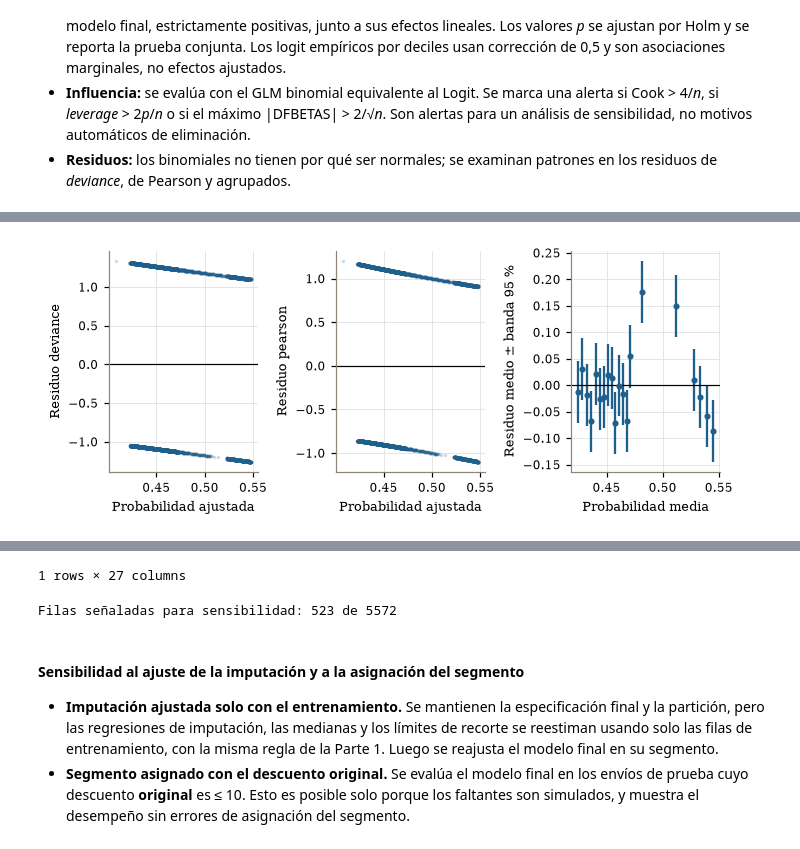
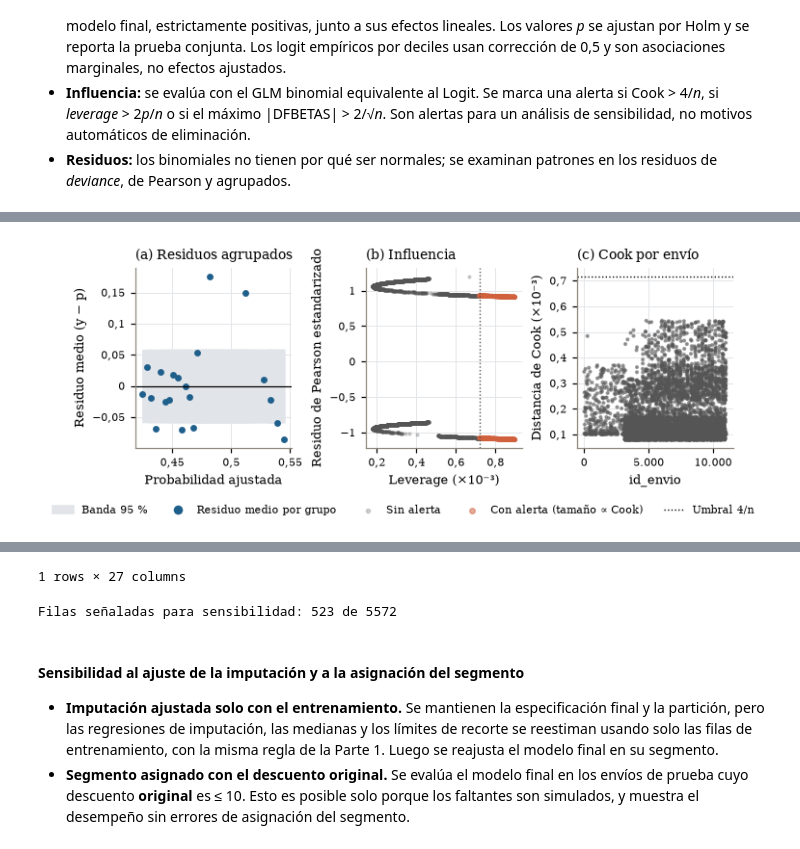
Before and after one commit to joserodriguezc/grupo_1_estadistica_computacional, a Jupyter notebook: sumativa_3/notebooks/sumativa_3_grupo1.ipynb, the cells around one changed output, grey strips where cells are left out. Cells and saved outputs as stored; diff of their text form; code cells hidden in the pictures.

```diff
--- a/sumativa_3/notebooks/sumativa_3_grupo1.ipynb
+++ b/sumativa_3/notebooks/sumativa_3_grupo1.ipynb
@@ -516,21 +516,28 @@ Logit del indicador de faltante sobre importancia, bodega, modalidad y género:
 | descuento_ofrecido | 128.4281 | 9 | 0.0 | 0.0178 | 0.6519 | MAR: depende de lo observado, no ... |
 # %%
 # Figura: % de faltantes por categoría observada (línea punteada = 10 % global)
+NIVEL_ES = {'importancia_producto': {'low': 'Baja', 'medium': 'Media', 'high': 'Alta'},
+            'modalidad_envio': {'Flight': 'Avión', 'Road': 'Carretera', 'Ship': 'Barco'},
+            'genero': {'F': 'Fem.', 'M': 'Masc.'}}
+ORDEN_NIVELES = {c: (['low', 'medium', 'high'] if c == 'importancia_producto' else NIVELES[c]) for c in CATEGORICAS}
 fig, axes = plt.subplots(1, len(CATEGORICAS), figsize=(ANCHO, 2.6), sharey=True,
                          gridspec_kw={'width_ratios': [len(NIVELES[c]) for c in CATEGORICAS]})
 colores = dict(zip(VARS_FALTANTES, [AZUL, TERRA, VERDE, GRIS]))
 ancho = 0.8 / len(VARS_FALTANTES)
 for ax, c in zip(axes, CATEGORICAS):
-    tasas = MASCARA.groupby(df[c].astype(str)).mean().reindex(NIVELES[c]) * 100
-    x = np.arange(len(NIVELES[c]))
+    niveles = ORDEN_NIVELES[c]
+    tasas = MASCARA.groupby(df[c].astype(str)).mean().reindex(niveles) * 100
+    x = np.arange(len(niveles))
     for k, v in enumerate(VARS_FALTANTES):
         ax.bar(x + (k - 1.5) * ancho, tasas[v], ancho, color=colores[v], label=ETIQ[v])
-    ax.axhline(TASA_FALTANTES * 100, color='black', ls=':', lw=0.8)
-    ax.set_xticks(x, NIVELES[c])
+    ax.axhline(TASA_FALTANTES * 100, color='black', ls=':', lw=0.9)
+    ax.set_xticks(x, [NIVEL_ES.get(c, {}).get(n, n) for n in niveles], fontsize=6.5)
     ax.set_title(ETIQ[c])
 axes[0].set_ylabel('% de faltantes')
 axes[0].yaxis.set_major_formatter(FuncFormatter(lambda y, _: num(y)))
-fig.legend(*axes[0].get_legend_handles_labels(), loc='outside lower center', ncol=4)
+handles, labels = axes[0].get_legend_handles_labels()
+fig.legend(handles + [Line2D([], [], color='black', ls=':', lw=0.9)], labels + ['Tasa global (10 %)'],
+           loc='outside lower center', ncol=5, fontsize=7.5)
 fig.suptitle('Faltantes simulados por categoría: la tasa depende de lo observado (MAR)', x=0.01, ha='left', fontsize=9)
 guardar('fig_2_1_patron_faltantes', fig)
 # %% [output]
@@ -690,6 +697,9 @@ for k, v in enumerate(VARS_FALTANTES):
     ax.scatter(osm, osr, s=2, color=AZUL, rasterized=True)
     ax.plot([-4, 4], [-4, 4], color='black', lw=0.8)
     ax.set_xlabel('Cuantil normal')
+    for eje in (axes[0, k].xaxis, axes[0, k].yaxis, ax.xaxis, ax.yaxis):
+        eje.set_major_locator(plt.MaxNLocator(3 if eje is axes[0, k].xaxis else 4))
+        eje.set_major_formatter(FuncFormatter(lambda x, _: num(x, 1).rstrip('0').rstrip(',')))
 axes[0, 0].set_ylabel('Residuo')
 axes[1, 0].set_ylabel('Residuo estandarizado')
 fig.suptitle('Supuestos de las regresiones de imputación', x=0.01, ha='left', fontsize=9)
@@ -1543,40 +1583,65 @@ Name: vif, dtype: float64
 # %%
 glm_s3 = sm.GLM(y_train_s3, X_final_s3, family=sm.families.Binomial()).fit()
 assert np.allclose(glm_s3.params, modelo_final_s3.params, atol=1e-6)
 influencia_s3 = glm_s3.get_influence()
 n_s3, p_s3 = X_final_s3.shape
 infl_s3 = pd.DataFrame({'id_envio': train_s3.id_envio, 'cook': influencia_s3.cooks_distance[0],
                         'leverage': influencia_s3.hat_matrix_diag,
                         'max_abs_dfbetas': np.abs(influencia_s3.dfbetas).max(axis=1),
                         'resid_deviance': glm_s3.resid_deviance, 'resid_pearson': glm_s3.resid_pearson})
 infl_s3['alerta_cook'] = infl_s3.cook > 4/n_s3
 infl_s3['alerta_leverage'] = infl_s3.leverage > 2*p_s3/n_s3
 infl_s3['alerta_dfbetas'] = infl_s3.max_abs_dfbetas > 2/np.sqrt(n_s3)
 infl_s3['alerta'] = infl_s3[['alerta_cook','alerta_leverage','alerta_dfbetas']].any(axis=1)
 infl_s3.to_csv(TABLAS / 'modelos_influencia.csv', index_label='indice')
 pd.DataFrame(influencia_s3.dfbetas, index=train_s3.index, columns=X_final_s3.columns).to_csv(TABLAS / 'modelos_dfbetas.csv', index_label='indice')
 sin_alertas_s3 = ajustar_logit(X_final_s3.loc[~infl_s3.alerta].drop(columns='const'), y_train_s3.loc[~infl_s3.alerta])
 or_sens_s3 = tabla_odds_ratios(modelo_final_s3, ESCALAS_S3).join(tabla_odds_ratios(sin_alertas_s3, ESCALAS_S3), lsuffix='_completo', rsuffix='_sin_alertas')
 or_sens_s3['cambio_or_pct'] = 100*(or_sens_s3.or_sin_alertas/or_sens_s3.or_completo-1)
 or_sens_s3.to_csv(TABLAS / 'modelos_sensibilidad_influencia.csv')
 pd.DataFrame([{'n': n_s3, 'n_alertas': int(infl_s3.alerta.sum()), 'umbral_cook': 4/n_s3,
                'umbral_leverage': 2*p_s3/n_s3, 'umbral_dfbetas': 2/np.sqrt(n_s3)}]).to_csv(TABLAS / 'modelos_influencia_resumen.csv', index=False)
 prob_s3 = glm_s3.fittedvalues
 res = pd.DataFrame({'prob': prob_s3, 'resid': y_train_s3-prob_s3, 'var': prob_s3*(1-prob_s3)})
 binned_s3 = res.groupby(pd.qcut(res.prob, 20, duplicates='drop'), observed=True).agg(prob=('prob','mean'), resid=('resid','mean'), n=('resid','size'), var_suma=('var','sum'))
 binned_s3['banda_95'] = 1.96*np.sqrt(binned_s3.var_suma)/binned_s3.n
 binned_s3.to_csv(TABLAS / 'modelos_residuos_agrupados.csv')
-fig, axes = plt.subplots(1,3,figsize=(ANCHO,2.5))
-for ax,c in zip(axes[:2], ['resid_deviance','resid_pearson']):
-    ax.scatter(prob_s3, infl_s3[c], s=2, alpha=.15, color=AZUL, rasterized=True)
-    ax.axhline(0,color='black',lw=.8); ax.set(xlabel='Probabilidad ajustada', ylabel=c.replace('resid_', 'Residuo '))
-axes[2].errorbar(binned_s3.prob, binned_s3.resid, yerr=binned_s3.banda_95, fmt='o', ms=3, color=AZUL)
-axes[2].axhline(0,color='black',lw=.8); axes[2].set(xlabel='Probabilidad media', ylabel='Residuo medio ± banda 95 %')
+fig, axes = plt.subplots(1, 3, figsize=(ANCHO, 2.6))
+# (a) Residuos agrupados: residuo medio por grupo de probabilidad ajustada, con su banda de ±2 EE
+ax = axes[0]
+ax.fill_between(binned_s3.prob, -binned_s3.banda_95, binned_s3.banda_95, color=GRID, label='Banda 95 %')
+ax.plot(binned_s3.prob, binned_s3.resid, 'o', color=AZUL, ms=3.5, label='Residuo medio por grupo')
+ax.axhline(0, color='black', lw=.8)
+ax.set(xlabel='Probabilidad ajustada', ylabel='Residuo medio (y − p)', title='(a) Residuos agrupados')
+# (b) Leverage frente a residuo de Pearson estandarizado; tamaño según la distancia de Cook
+ax = axes[1]
+r_std = glm_s3.resid_pearson / np.sqrt(1 - infl_s3.leverage)
+ax.scatter(1000 * infl_s3.leverage[~infl_s3.alerta], r_std[~infl_s3.alerta], s=3, color=GRIS, alpha=0.25, rasterized=True, label='Sin alerta')
+ax.scatter(1000 * infl_s3.leverage[infl_s3.alerta], r_std[infl_s3.alerta], s=4 + 4000 * infl_s3.cook[infl_s3.alerta], color=TERRA,
+           alpha=0.5, rasterized=True, label='Con alerta (tamaño ∝ Cook)')
+ax.axvline(1000 * 2 * p_s3 / n_s3, color=GRIS, ls=':', lw=.9)
+ax.set(xlabel='Leverage (×10⁻³)', ylabel='Residuo de Pearson estandarizado', title='(b) Influencia')
+# (c) Distancia de Cook por envío, con el umbral 4/n
+ax = axes[2]
+ax.scatter(infl_s3.id_envio, 1000 * infl_s3.cook, s=3, color=np.where(infl_s3.alerta_cook, TERRA, GRIS), alpha=0.5, rasterized=True)
+ax.axhline(1000 * 4 / n_s3, color='black', ls=':', lw=.9, label='Umbral 4/n')
+ax.set(xlabel='id_envio', ylabel='Distancia de Cook (×10⁻³)', title='(c) Cook por envío')
+fmt3 = FuncFormatter(lambda x, _: num(x, 2).rstrip('0').rstrip(','))
+for ax in axes:
+    ax.title.set_fontsize(8)
+    ax.yaxis.set_major_formatter(fmt3)
+    ax.tick_params(labelsize=7)
+axes[0].xaxis.set_major_formatter(fmt3); axes[1].xaxis.set_major_formatter(fmt3)
+axes[2].xaxis.set_major_locator(plt.MaxNLocator(3))
+axes[2].xaxis.set_major_formatter(FuncFormatter(lambda x, _: num(x)))
+manejadores = [h for ax in axes for h in ax.get_legend_handles_labels()[0]]
+etiquetas = [e for ax in axes for e in ax.get_legend_handles_labels()[1]]
+fig.legend(manejadores, etiquetas, loc='outside lower center', ncol=5, fontsize=7, markerscale=1.5)
 guardar('fig_3_5_residuos', fig)
 display(or_sens_s3.round(4))
 print('Filas señaladas para sensibilidad:', int(infl_s3.alerta.sum()), 'de', n_s3)
 # %% [output]
-[figure, old version]
+[figure, new version]
 |  | coef_completo | ee_completo | z_completo | p_completo | ic_inf_completo | ic_sup_completo | or_completo | ... |
 | peso_gramos | -0.1533 | 0.0269 | -5.6921 | 0.0 | -0.206 | -0.1005 | 0.8579 | ... |
 1 rows × 27 columns
```
Also changed, not shown: parts of 6 cells of this notebook, 17 other files.
